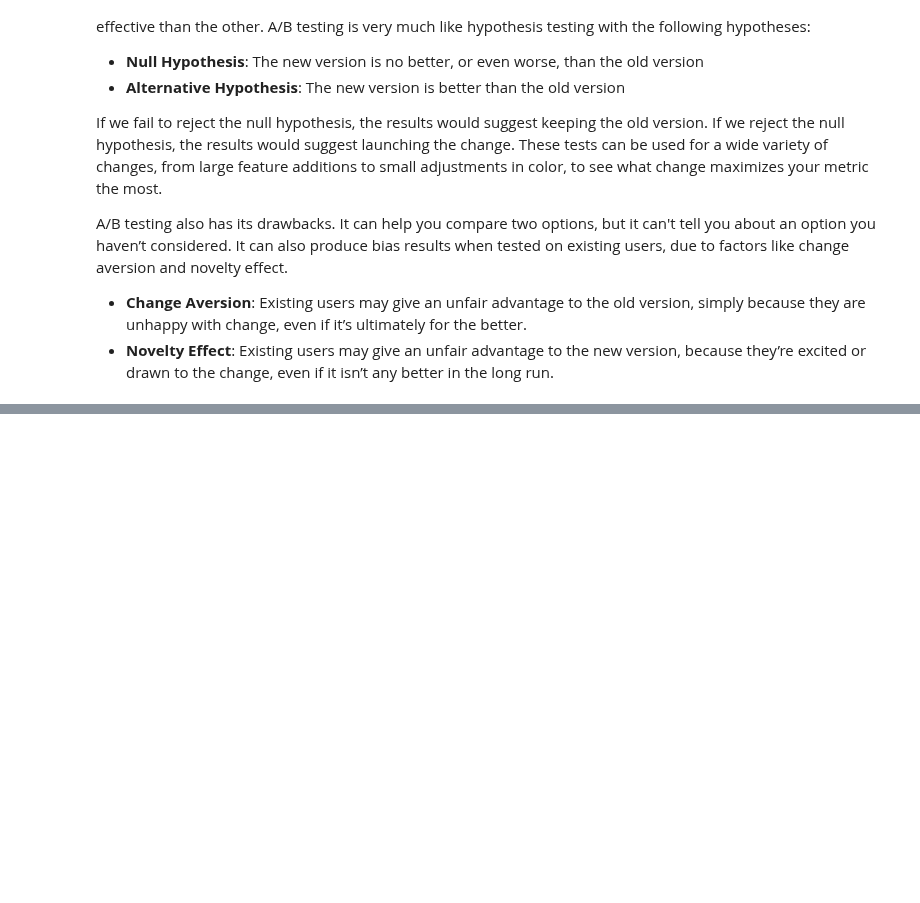
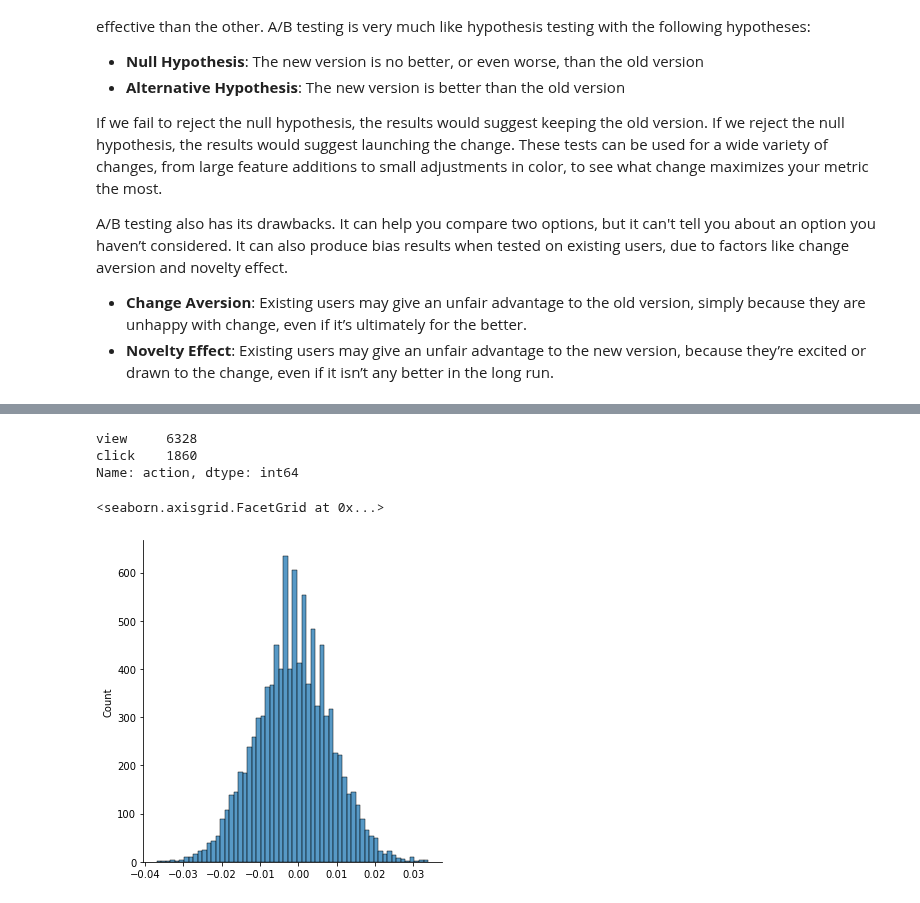
Before and after one commit to vpontello/DataScience_Nanodegree, a Jupyter notebook: 00_Extracurricular/02_Practical_Statistics/practical_statistics.ipynb, the cells around one changed output, grey strips where cells are left out. Cells and saved outputs as stored; diff of their text form; code cells hidden in the pictures; blank space fills up the shorter version.

```diff
--- a/00_Extracurricular/02_Practical_Statistics/practical_statistics.ipynb
+++ b/00_Extracurricular/02_Practical_Statistics/practical_statistics.ipynb
@@ -1768,0 +1775,5 @@ A/B testing also has its drawbacks. It can help you compare two options, but it
+# %%
+import pandas as pd
+
+df = pd.read_csv('data/homepage_actions.csv')
+df.head()
@@ -1768,0 +1806,4 @@ A/B testing also has its drawbacks. It can help you compare two options, but it
+# %%
+df['timestamp'] = df['timestamp'].apply(pd.to_datetime)
+
+print(df['timestamp'].max() - df['timestamp'].min())
@@ -1768,0 +1812,30 @@ A/B testing also has its drawbacks. It can help you compare two options, but it
+# %%
+df['action'].value_counts()
+# %% [output]
+view     6328
+click    1860
+Name: action, dtype: int64
+# %%
+# crating bootstrap sampling
+diffs = []
+sample_size = df.shape[0]
+for i in range(10000):
+    df_sample = df.sample(sample_size, replace=True)
+    df_sample_unique = df_sample.groupby(['id','action']).agg({'group':'first'}).reset_index()
+    df_xp    = df_sample_unique.query("group=='experiment'")
+    df_ctrl  = df_sample_unique.query("group=='control'")
+
+    views_ctrl = df_ctrl.query("action=='view'").shape[0]
+    clicks_ctrl = df_ctrl.query("action=='click'").shape[0]
+    ctr_ctrl = clicks_ctrl/views_ctrl
+
+    views_xp = df_xp.query("action=='view'").shape[0]
+    clicks_xp = df_xp.query("action=='click'").shape[0]
+    ctr_xp = clicks_xp/views_ctrl
+
+    diffs.append(ctr_xp-ctr_ctrl)
+# %%
+sns.displot(diffs)
+# %% [output]
+<seaborn.axisgrid.FacetGrid at 0x...>
+[figure, added]
```
Also changed, not shown: parts of 10 cells of this notebook.
